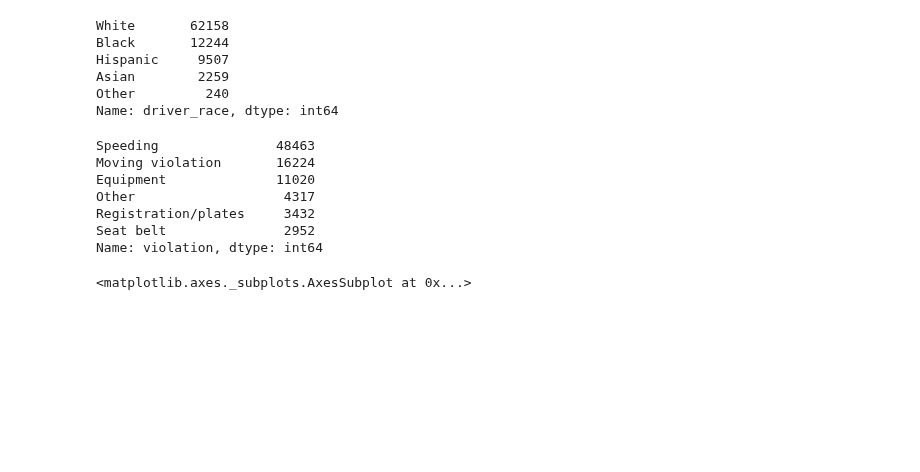
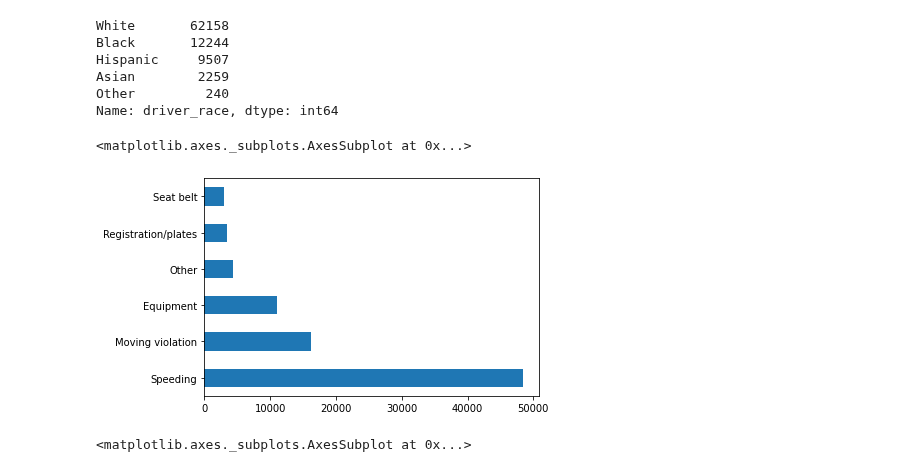
Before and after one commit to PainappuruNyan/Python_Pandas, a Jupyter notebook: police.ipynb, the cells around one changed output. Saved outputs shown, nothing was run; the diff lists cells and outputs as text; code cells hidden in the pictures; blank space fills up the shorter version.

```diff
--- a/police.ipynb
+++ b/police.ipynb
@@ -94,15 +89,10 @@ Asian        2259
 Other         240
 Name: driver_race, dtype: int64
 # %%
-df[violation].value_counts()
+df[violation].value_counts().plot(kind = 'barh')
 # %% [output]
-Speeding               48463
-Moving violation       16224
-Equipment              11020
-Other                   4317
-Registration/plates     3432
-Seat belt               2952
-Name: violation, dtype: int64
+<matplotlib.axes._subplots.AxesSubplot at 0x...>
+[figure, added]
 # %%
 df[raceCol].value_counts().plot.pie()
 # %% [output]
```
Also changed, not shown: parts of 5 cells of this notebook.
